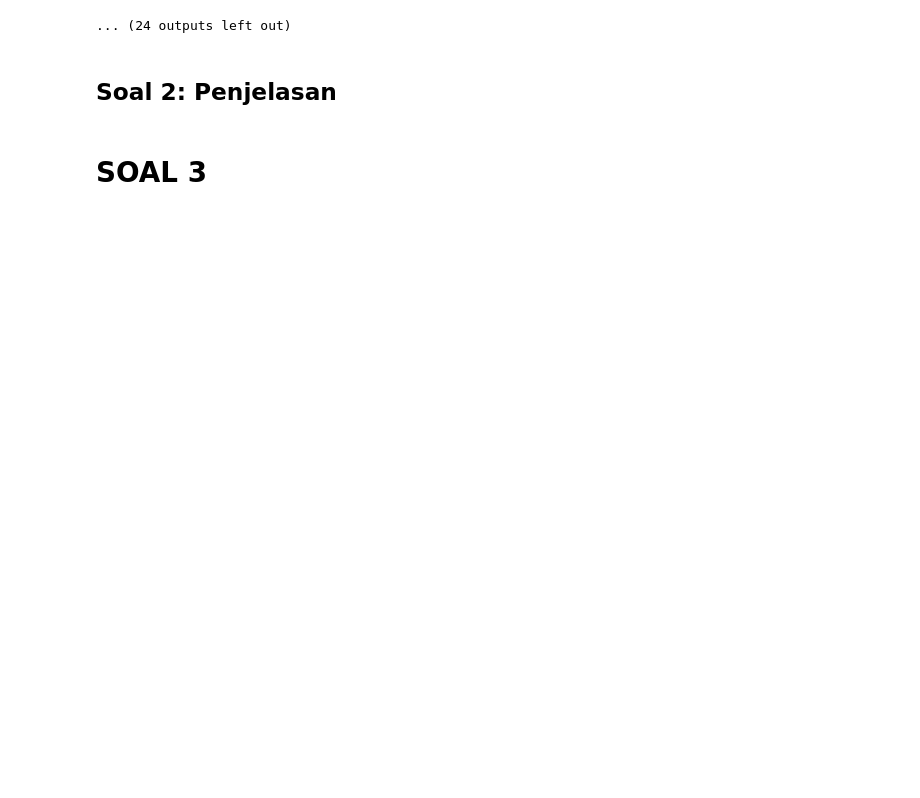
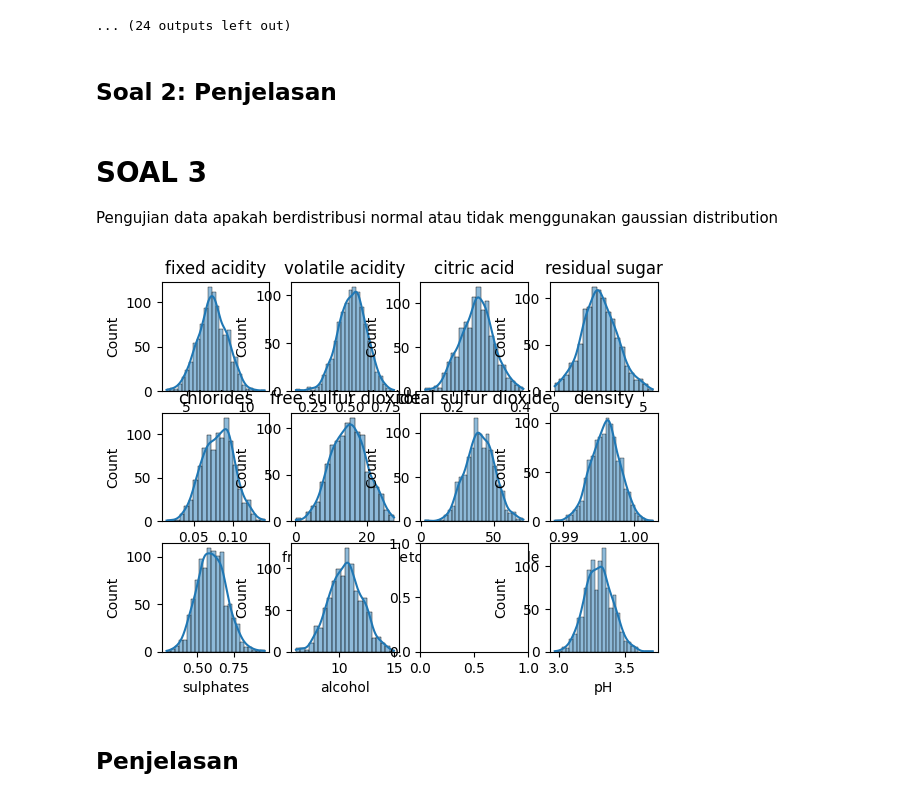
Before and after one commit to MHEN007/Tubes-IF2220-Probabilitas-dan-Statistika, a Jupyter notebook: K03-T1-IF2220-13521004-13521007.ipynb, the cells around one changed output. Drawn from its saved outputs; the diff is of its cells as text; code cells hidden in the pictures; blank space fills up the shorter version.

Commit message:
Mulai Soal 3

```diff
--- a/K03-T1-IF2220-13521004-13521007.ipynb
+++ b/K03-T1-IF2220-13521004-13521007.ipynb
@@ -92,5 +95,24 @@ No artists with labels found to put in legend.  Note that artists whose label st
 ... (24 outputs left out)
 # %% [markdown]
 ## Soal 2: Penjelasan
-# %% [markdown]
-# SOAL 3
+# %% [markdown]
+# SOAL 3
+Pengujian data apakah berdistribusi normal atau tidak menggunakan gaussian distribution
+# %%
+# plt.figure(figsize=(10,9), dpi=200)
+fig,ax = plt.subplots(3,4)
+for i in range(11):
+    if(i < 4):
+        sns.histplot(df[df.columns[i]], kde=True, ax=ax[0,i])
+        ax[0,i].set_title(df.columns[i])
+    elif(i < 8):
+        sns.histplot(df[df.columns[i]], kde=True, ax=ax[1,i-4])
+        ax[1,i-4].set_title(df.columns[i])
+    elif(i < 12):
+        sns.histplot(df[df.columns[i]], kde=True, ax=ax[2,i-9])
+        # ax[2,i-9].set_title(df.columns[i])
+plt.show()
+# %% [output]
+[figure, added]
+# %% [markdown]
+## Penjelasan
```
Also changed, not shown: parts of 2 cells of this notebook.
